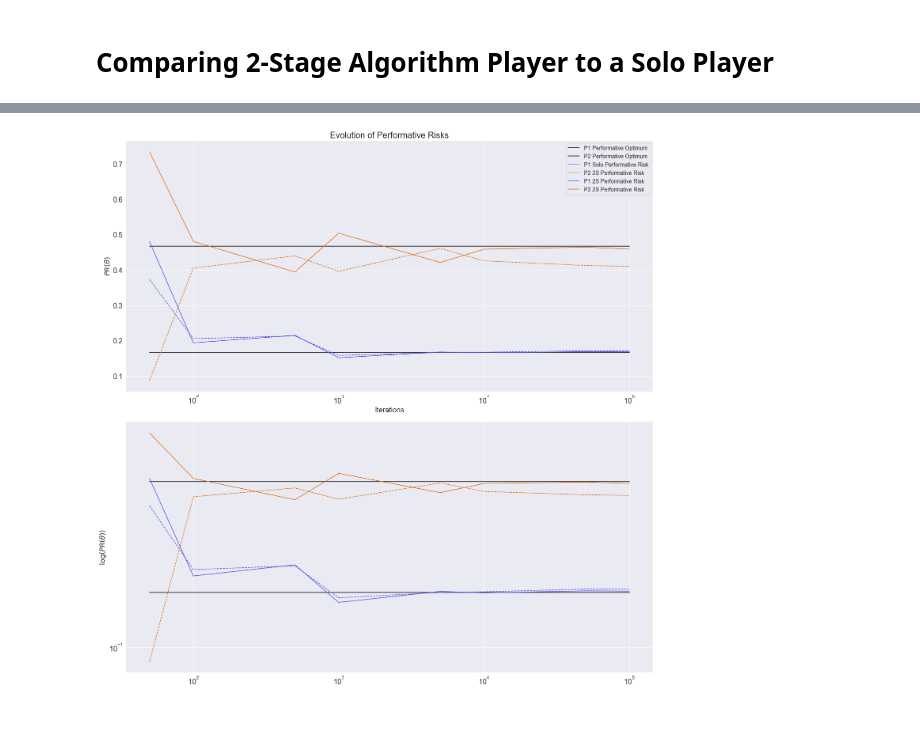
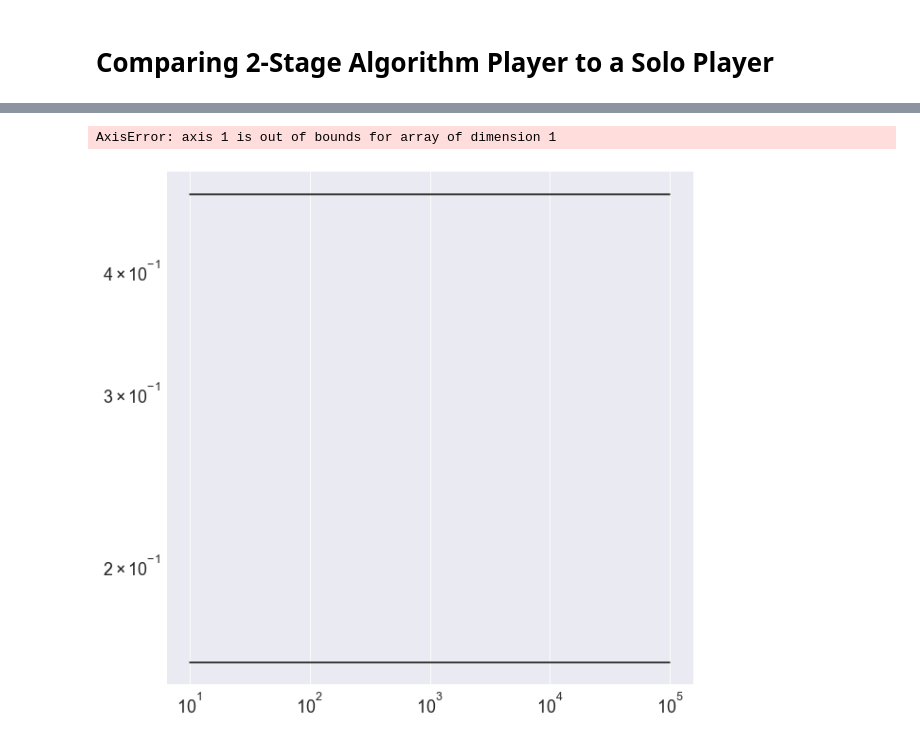
Before and after one commit to evanjfaulkner/DD-Games, a Jupyter notebook: Notebooks/2stage_vs_solo.ipynb, the cells around one changed output, grey strips where cells are left out. Drawn from its saved outputs; the diff is of its cells as text; code cells hidden in the pictures.

```diff
--- a/Notebooks/2stage_vs_solo.ipynb
+++ b/Notebooks/2stage_vs_solo.ipynb
@@ -37,8 +37,8 @@ Sigma_x_p2 = np.eye(d_2)
 sigma_y_p1 = 0.1  # Variance of y^k
 sigma_y_p2 = 0.1
 
-beta_p1 = np.random.normal(size=d_1)  # Linear parameter vector
-beta_p2 = np.random.normal(size=d_2)
+beta_p1 = sample_sphere(1,d_1)
+beta_p2 = sample_sphere(1,d_2)
 
 # s_1 = sample_sphere(epsilon_1,d_1+d_2)  # Performativity parameters
 # mu_p1 = s_1[0:d_1]
@@ -58,8 +58,9 @@ p1_data_generating_func = sample_from_location_family
 p2_data_params = (Sigma_x_p2, sigma_y_p2, beta_p2, mu_p2, gamma_p2)
 p2_data_generating_func = sample_from_location_family
 
-# num_rounds_lst = np.logspace(1,5,11,dtype='int')
-num_rounds_lst = [50, 100, 500, 1000, 5000, 10000, 50000, 100000]
-num_alternate_rounds = 100
+N2 = 2
+num_rounds_lst = np.logspace(1,5,N2,dtype='int')
+# num_rounds_lst = [50, 100, 500, 1000, 5000, 10000, 50000, 100000]
+num_alternate_rounds = 1000
 num_test = 1000
 # %%
@@ -229,45 +213,45 @@ plt.show()
 # %%
-plt.figure(figsize=(20,20))
-plt.subplot(2,1,1)
-plt.semilogx(num_rounds_lst, [PO_1 for i in num_rounds_lst],
-             '-', color='k', label='P1 Performative Optimum')
-plt.semilogx(num_rounds_lst, [PO_2 for i in num_rounds_lst],
-             '-', color='k', label='P2 Performative Optimum')
+plt.figure(figsize=(10,10))
+# plt.subplot(2,1,1)
+# plt.semilogx(num_rounds_lst, [PO_1 for i in num_rounds_lst],
+#              '-', color='k', label='P1 Performative Optimum')
+# plt.semilogx(num_rounds_lst, [PO_2 for i in num_rounds_lst],
+#              '-', color='k', label='P2 Performative Optimum')
 
-plt.semilogx(num_rounds_lst, p1_risks,
-             '--', color='#5553E6', label='P1 Solo Performative Risk')
-plt.semilogx(num_rounds_lst, p2_risks,
-             '--', color='#E07110', label='P2 2S Performative Risk')
+# plt.semilogx(num_rounds_lst, p1_risks,
+#              '--', color='#5553E6', label='P1 Solo Performative Risk')
+# plt.semilogx(num_rounds_lst, p2_risks,
+#              '--', color='#E07110', label='P2 2S Performative Risk')
 
-plt.semilogx(num_rounds_lst, p3_risks,
-             '-', color='#5553E6', label='P1 2S Performative Risk')
-plt.semilogx(num_rounds_lst, p4_risks,
-             '-', color='#E07110', label='P2 2S Performative Risk')
-plt.xlabel("Iterations")
-plt.ylabel(r"$PR(\theta)$")
-plt.title("Evolution of Performative Risks")
-plt.legend(fontsize=14)
+# plt.semilogx(num_rounds_lst, p3_risks,
+#              '-', color='#5553E6', label='P1 2S Performative Risk')
+# plt.semilogx(num_rounds_lst, p4_risks,
+#              '-', color='#E07110', label='P2 2S Performative Risk')
+# plt.ylabel(r"$PR(\theta)$")
+# plt.legend(fontsize=14)
 
-plt.subplot(2,1,2)
+# plt.subplot(2,1,2)
 plt.loglog(num_rounds_lst, [PO_1 for i in num_rounds_lst],
            '-', color='k', label='P1 Performative Optimum')
 plt.loglog(num_rounds_lst, [PO_2 for i in num_rounds_lst],
            '-', color='k', label='P2 Performative Optimum')
 
-plt.loglog(num_rounds_lst, p1_risks,
-           '--', color='#5553E6', label='P1 Solo Performative Risk')
-plt.loglog(num_rounds_lst, p2_risks,
-           '--', color='#E07110', label='P2 2S Performative Risk')
+# plt.loglog(num_rounds_lst, p1_risks,
+#            '--', color='#5553E6', label='P1 Solo Performative Risk')
+# plt.loglog(num_rounds_lst, p2_risks,
+#            '--', color='#E07110', label='P2 2S Performative Risk')
 
-plt.loglog(num_rounds_lst, p3_risks,
-           '-', color='#5553E6', label='P1 2S Performative Risk')
-plt.loglog(num_rounds_lst, p4_risks,
-           '-', color='#E07110', label='P2 2S Performative Risk')
+plt.loglog(num_rounds_lst, np.mean(p3_risks,axis=1),
+           '-', color='#5553E6', label='Player 1 Algorithm 1 PR')
+plt.loglog(num_rounds_lst, np.mean(p4_risks,axis=1),
+           '-', color='#E07110', label='Player 2 Algorithm 1 PR')
 plt.ylabel(r"$\log(PR(\theta))$")
+plt.xlabel("Number of Samples")
 plt.savefig('../figures/solo_vs_2stage_convergence.pdf', format='pdf')
 plt.tight_layout()
 plt.show()
 # %% [output]
+AxisError: axis 1 is out of bounds for array of dimension 1
-[figure, old version]
+[figure, new version]
 # %%
 plt.figure(figsize=(10,10))
```
Also changed, not shown: parts of 8 cells of this notebook, 8 other files.
